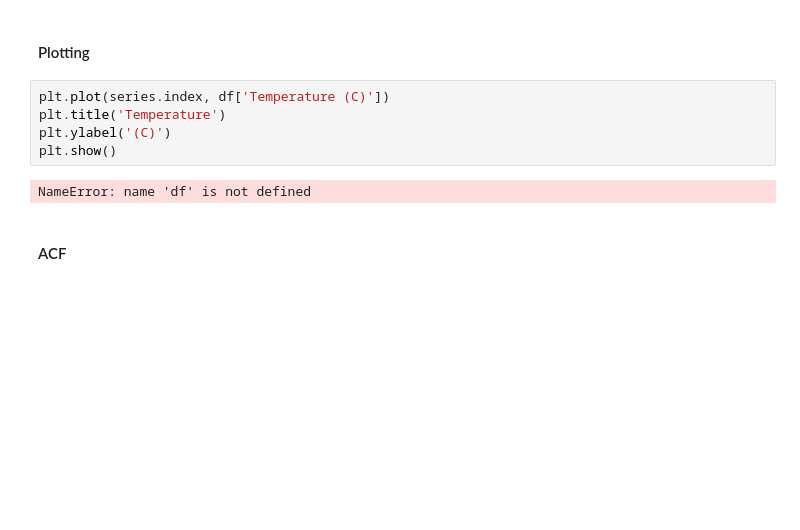
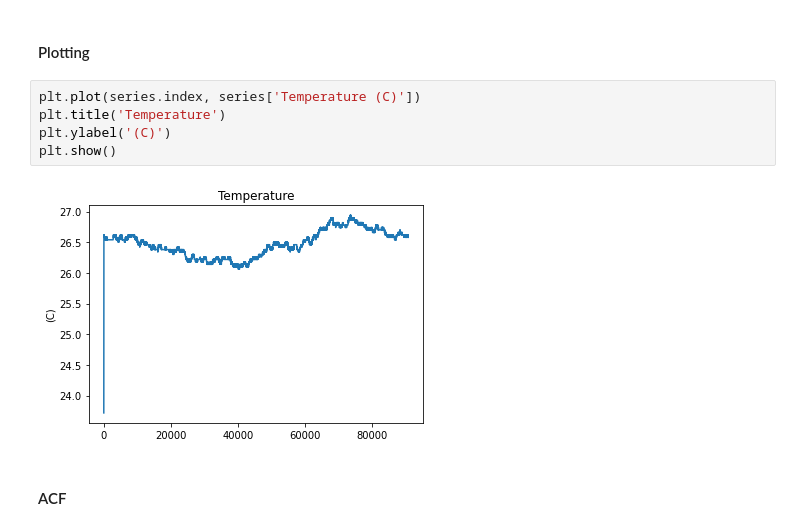
Before and after one commit to kth0522/TimeSeriesAnalysis, a Jupyter notebook: assignment2.ipynb, the cells around one changed output. Cells and saved outputs as stored; diff of their text form; blank space fills up the shorter version.

```diff
--- a/assignment2.ipynb
+++ b/assignment2.ipynb
@@ -204,12 +204,12 @@ The PACF of first order differnced one declined sharper than ACF. Therefore, we
 # %% [markdown]
 #### Plotting
 # %%
-plt.plot(series.index, df['Temperature (C)'])
+plt.plot(series.index, series['Temperature (C)'])
 plt.title('Temperature')
 plt.ylabel('(C)')
 plt.show()
 # %% [output]
-NameError: name 'df' is not defined
+[figure, added]
 # %% [markdown]
 #### ACF
 # %%
```
Also changed, not shown: parts of 9 cells of this notebook.
